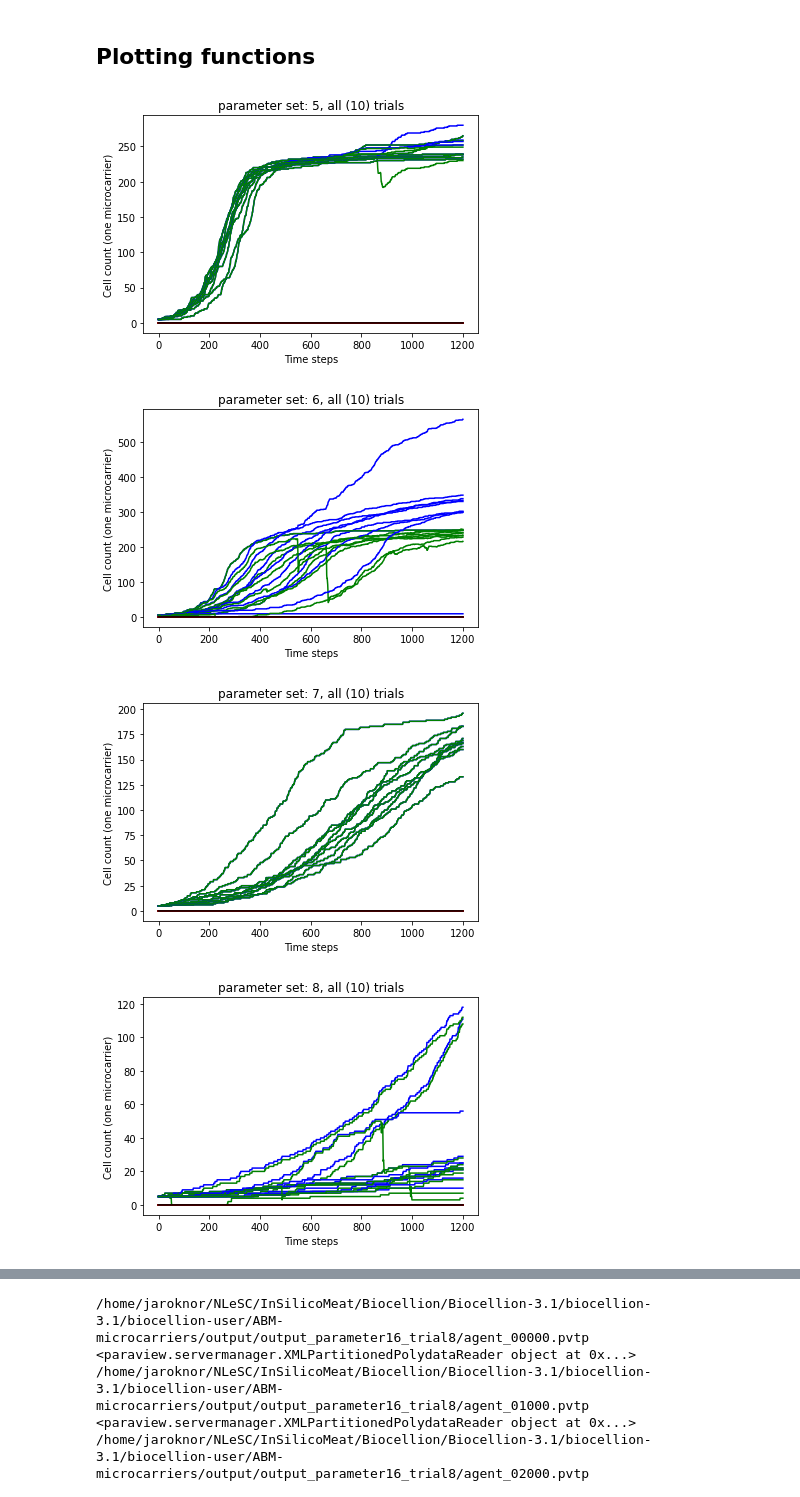
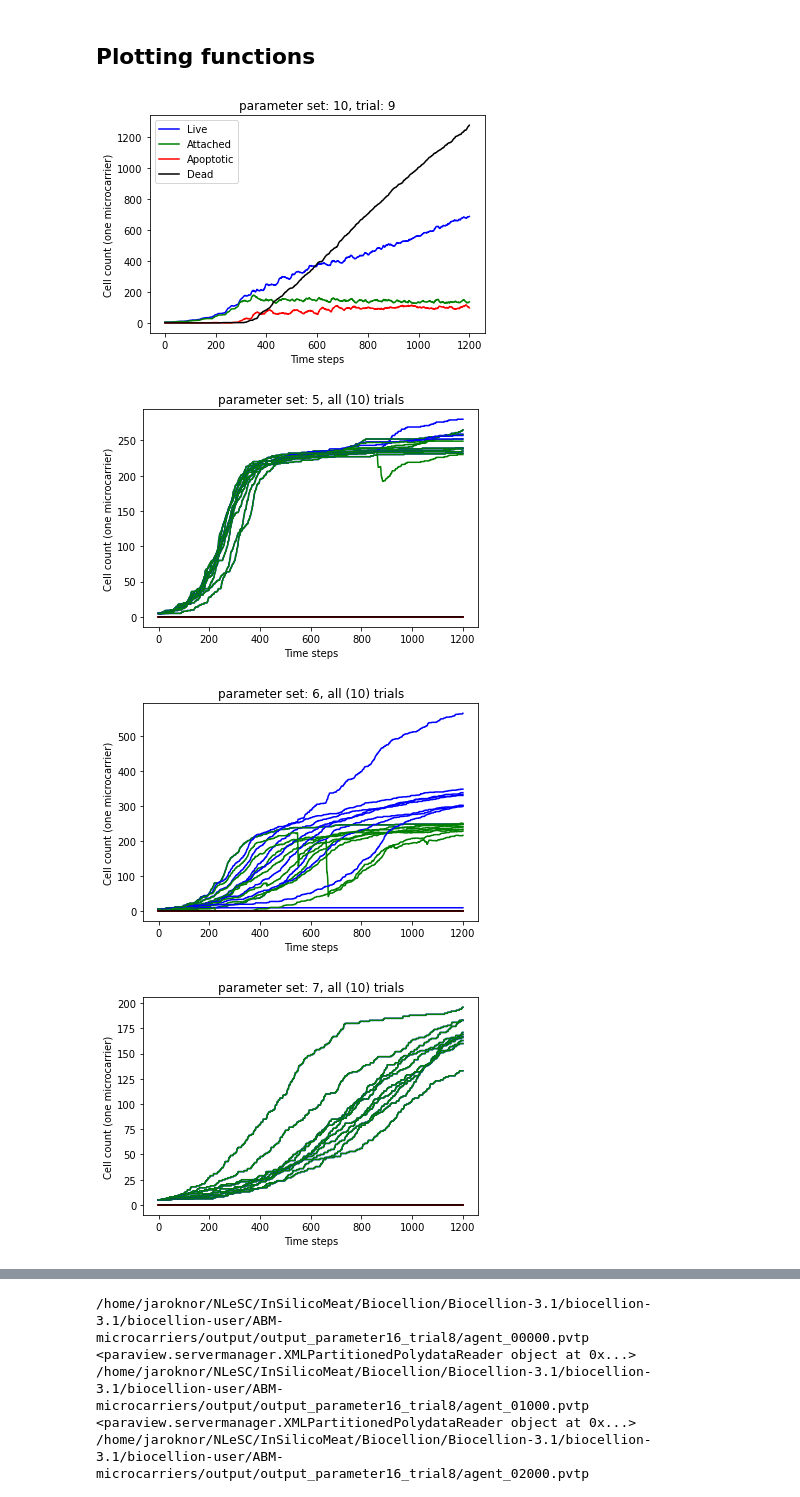
Before and after one commit to TheCMMC/biocellion-tools, a Jupyter notebook: biocellion_output_plotting.ipynb, the cells around one changed output, grey strips where cells are left out. Drawn from its saved outputs; the diff is of its cells as text; code cells hidden in the pictures.

Commit message:
add example plot with legend and add figure saving options

```diff
--- a/biocellion_output_plotting.ipynb
+++ b/biocellion_output_plotting.ipynb
@@ -42,7 +42,7 @@ def read_summary_file(filename):
 
     return {"live":live, "attached":attached, "dead":dead, "removed":removed}
 
-def plot_single_summary(par_id, trial, data_folder, legend=True, fig=None, ax=None):
+def plot_single_summary(par_id, trial, data_folder, legend=True, fig=None, ax=None, save=False):
     filename = data_folder / f"output_parameter{par_id}_trial{trial}.txt"
     cell_counts = read_summary_file(filename)
 
@@ -63,19 +63,22 @@ def plot_single_summary(par_id, trial, data_folder, legend=True, fig=None, ax=No
     plt.title(f'parameter set: {par_id}, trial: {trial}')
     plt.ylabel('Cell count (one microcarrier)')
     plt.xlabel('Time steps')
-#     plt.savefig(f"cell_counts_parameter{par_id}_trial{trial}.png", dpi=150)
+    if save:
+        plt.savefig(f"cell_counts_parameter{par_id}_trial{trial}.png", dpi=150)
 
-def plot_multi_summary(par_ids, trials, data_folder, states=["live", "attached", "dead", "removed"]):
+def plot_multi_summary(par_ids, trials, data_folder, states=["live", "attached", "dead", "removed"], save=False):
     for par_id in par_ids:
         fig, ax = plt.subplots()
         for trial in trials:
             plot_single_summary(par_id, trial, data_folder, False, fig, ax)
-            plt.savefig(FIG_FOLDER / f"cell_counts_parameter{par_id}.png", dpi=150)
+            if save:
+                plt.savefig(FIG_FOLDER / f"cell_counts_parameter{par_id}.png", dpi=150)
             plt.title(f'parameter set: {par_id}, all (10) trials')
 # %%
+plot_single_summary(10, 9, ABM_CFD_FOLDER)
 plot_multi_summary(range(5,32), range(1,11), ABM_CFD_FOLDER)
 # %% [output]
-[figure, old version]
+[figure, new version]
-[figure, old version]
+[figure, new version]
-[figure, old version]
+[figure, new version]
-[figure, old version]
+[figure, new version]
```
Also changed, not shown: parts of 1 cell of this notebook.
